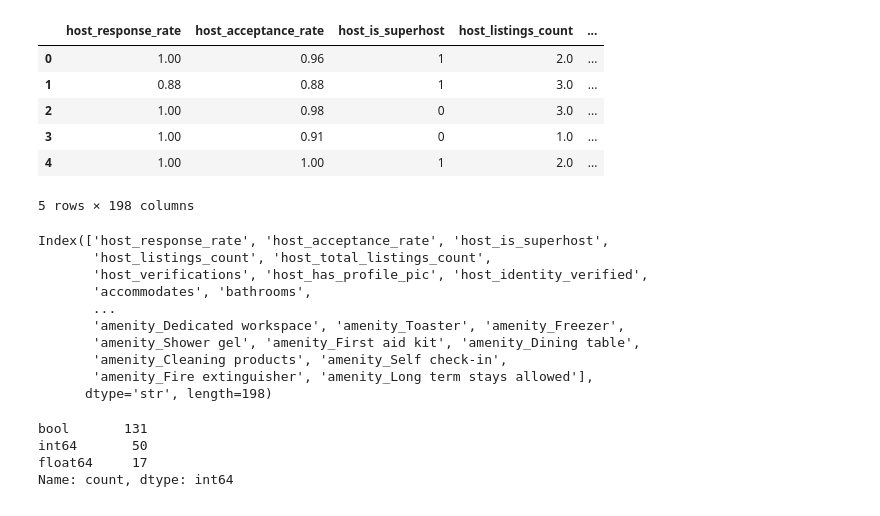
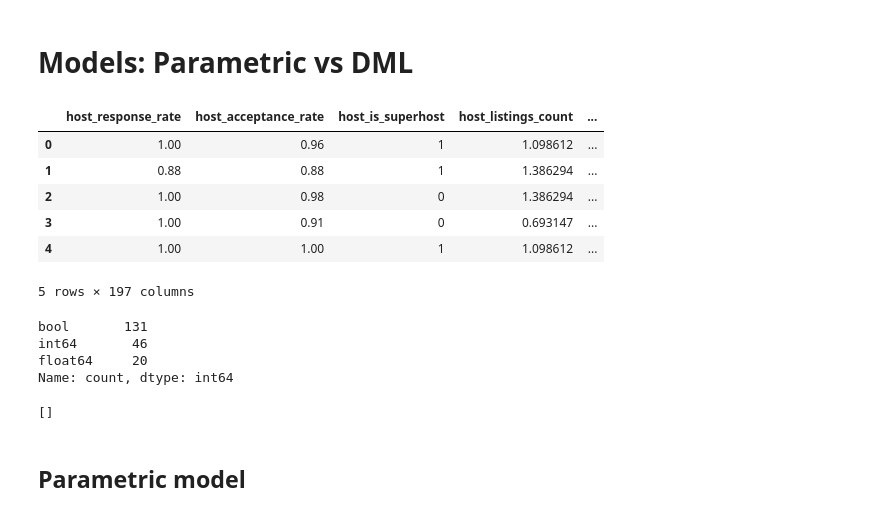
Before and after one commit to daniloldn/Airbnb-Causal-ML, a Jupyter notebook: notebooks/model.ipynb, the cells around one changed output. Saved outputs shown, nothing was run; the diff lists cells and outputs as text; code cells hidden in the pictures.

Commit message:
parametric modelling

```diff
--- a/notebooks/model.ipynb
+++ b/notebooks/model.ipynb
@@ -4,0 +1,2 @@ df = pd.read_csv("../data/feature/listings_features.csv")
+# %% [markdown]
+# Models: Parametric vs DML
@@ -5,30 +13,24 @@ df = pd.read_csv("../data/feature/listings_features.csv")
 # %%
+df = load_feature()
 df.head()
 # %% [output]
 |  | host_response_rate | host_acceptance_rate | host_is_superhost | host_listings_count | ... |
-| 0 | 1.00 | 0.96 | 1 | 2.0 | ... |
-| 1 | 0.88 | 0.88 | 1 | 3.0 | ... |
-| 2 | 1.00 | 0.98 | 0 | 3.0 | ... |
-| 3 | 1.00 | 0.91 | 0 | 1.0 | ... |
-| 4 | 1.00 | 1.00 | 1 | 2.0 | ... |
+| 0 | 1.00 | 0.96 | 1 | 1.098612 | ... |
+| 1 | 0.88 | 0.88 | 1 | 1.386294 | ... |
+| 2 | 1.00 | 0.98 | 0 | 1.386294 | ... |
+| 3 | 1.00 | 0.91 | 0 | 0.693147 | ... |
+| 4 | 1.00 | 1.00 | 1 | 1.098612 | ... |
-5 rows × 198 columns
+5 rows × 197 columns
-# %%
-df.columns
-# %% [output]
-Index(['host_response_rate', 'host_acceptance_rate', 'host_is_superhost',
-       'host_listings_count', 'host_total_listings_count',
-       'host_verifications', 'host_has_profile_pic', 'host_identity_verified',
-       'accommodates', 'bathrooms',
-       ...
-       'amenity_Dedicated workspace', 'amenity_Toaster', 'amenity_Freezer',
-       'amenity_Shower gel', 'amenity_First aid kit', 'amenity_Dining table',
-       'amenity_Cleaning products', 'amenity_Self check-in',
-       'amenity_Fire extinguisher', 'amenity_Long term stays allowed'],
-      dtype='str', length=198)
 # %%
 df.dtypes.value_counts()
 # %% [output]
 bool       131
-int64       50
-float64     17
+int64       46
+float64     20
 Name: count, dtype: int64
+# %%
+df.select_dtypes(include="object").columns.tolist()
+# %% [output]
+[]
+# %% [markdown]
+## Parametric model
```
Also changed, not shown: parts of 9 cells of this notebook, 4 other files.
